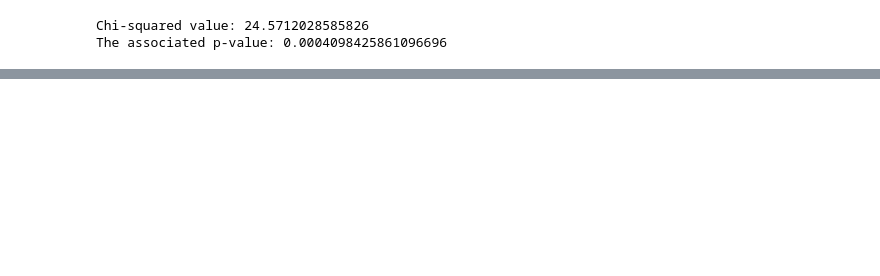
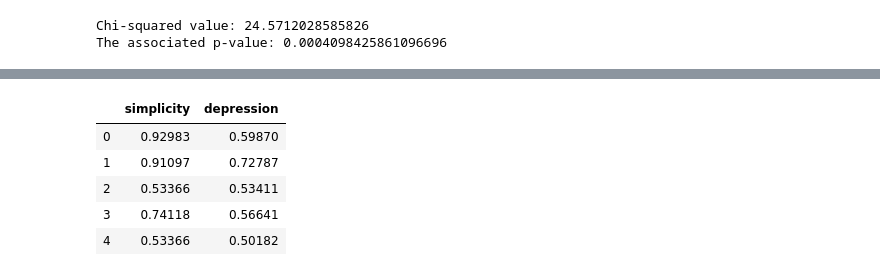
Before and after one commit to olgarozhdestvina/Machine-Learning-and-Statistics, a Jupyter notebook: Tasks.ipynb, the cells around one changed output, grey strips where cells are left out. Saved outputs shown, nothing was run; the diff lists cells and outputs as text; code cells hidden in the pictures; blank space fills up the shorter version.

```diff
--- a/Tasks.ipynb
+++ b/Tasks.ipynb
@@ -223,0 +281,11 @@ Based on the results of the test performed above the verification was successful
+# %%
+# Separate fatalism and depression columns.
+f_d = df[["simplicity", "depression"]]
+f_d.head()
+# %% [output]
+|  | simplicity | depression |
+| 0 | 0.92983 | 0.59870 |
+| 1 | 0.91097 | 0.72787 |
+| 2 | 0.53366 | 0.53411 |
+| 3 | 0.74118 | 0.56641 |
+| 4 | 0.53366 | 0.50182 |
```
Also changed, not shown: parts of 33 cells of this notebook.
